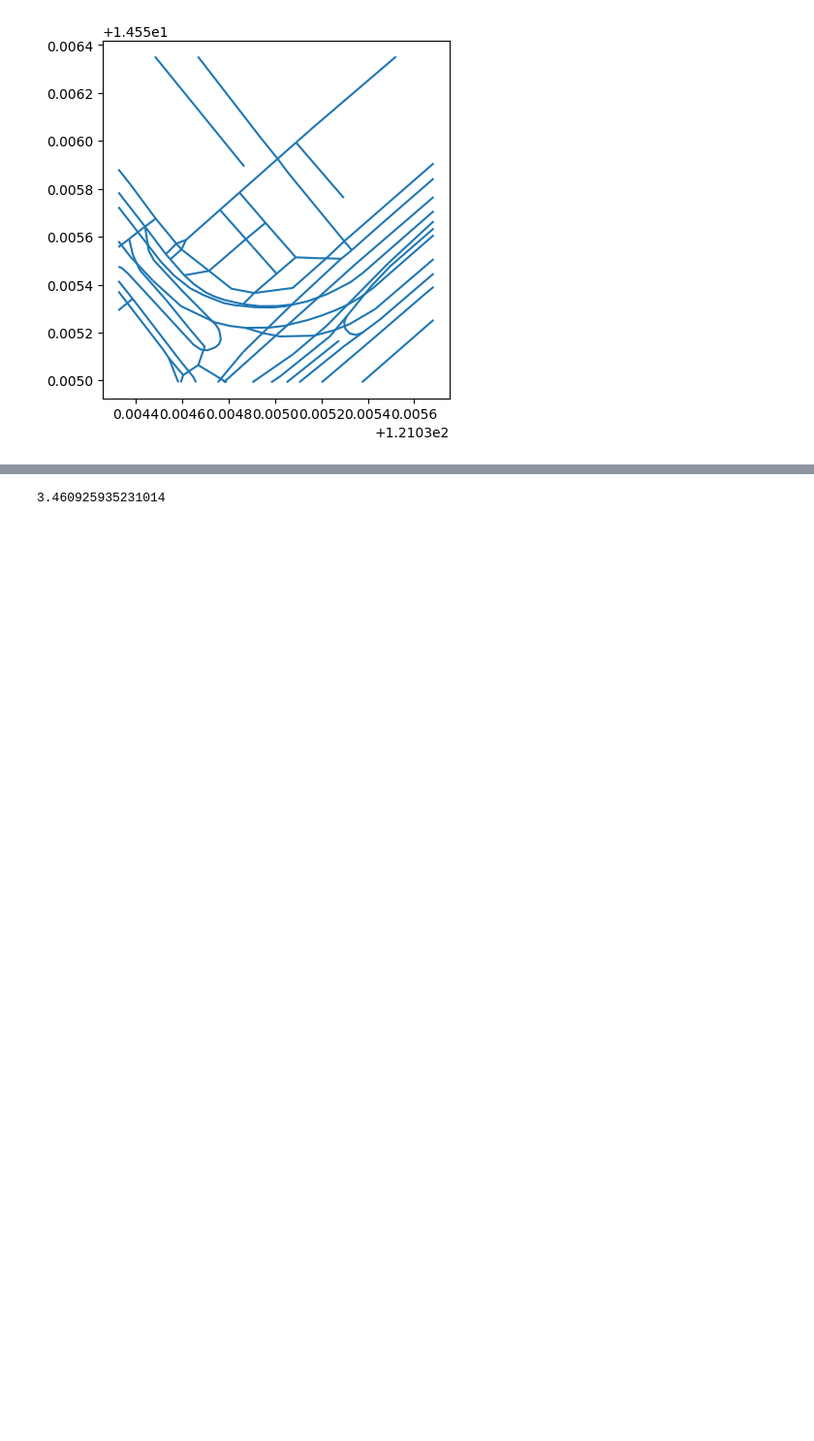
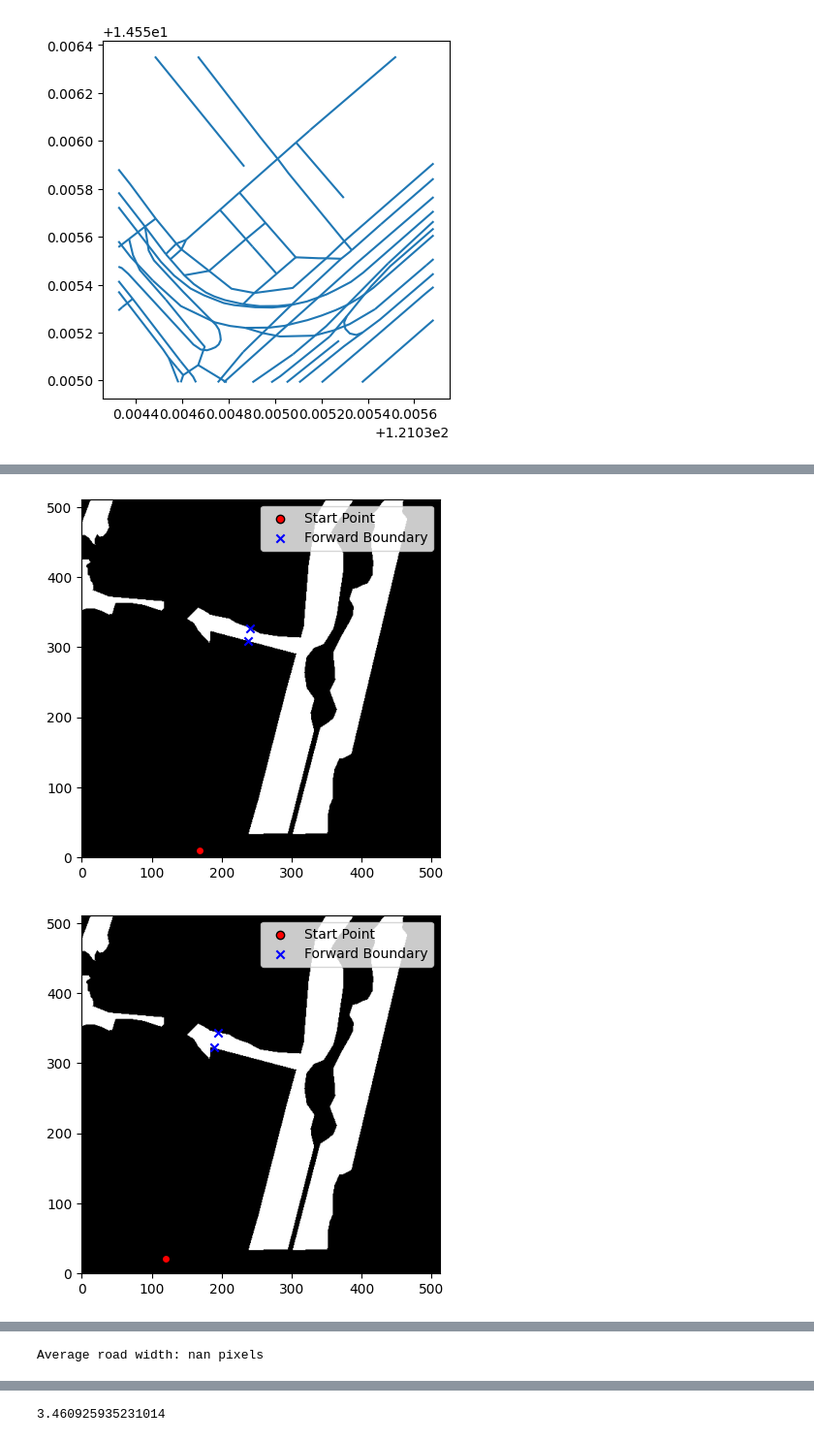
Before and after one commit to Roughienmn/Width-Extractor, a Jupyter notebook: Prototype.ipynb, the cells around one changed output, grey strips where cells are left out. Shown at 97% size. Saved outputs shown, nothing was run; the diff lists cells and outputs as text; code cells hidden in the pictures; blank space fills up the shorter version.

```diff
--- a/Prototype.ipynb
+++ b/Prototype.ipynb
@@ -522,0 +557,26 @@ Search Mode: outside
+# %%
+#get width measurements of one road line
+def measure_road_width(line,  image_mask, plot=False):
+    point_slope_pairs = compute_points_and_perpendiculars(line, SEARCH_INTERVAL)
+    widths = []
+    for point_slope_pair in point_slope_pairs:
+        x, y, slope = point_slope_pair
+        width = measure_nearest_road_to_point((x, y), slope, image_mask, plot=plot)
+        if width is not None:
+            widths.append((point_slope_pair, width))
+    return widths
+# %%
+instance = fitted_road_lines.iloc[3]
+geom = instance['geometry']
+
+if isinstance(geom, sp.MultiLineString):
+    for line in geom.geoms:
+        widths = measure_road_width(line, image_mask, True)
+elif isinstance(geom, sp.LineString):
+    widths = measure_road_width(geom, image_mask, True)
+
+average_width = np.mean([width for _, width in widths])
+print(f"Average road width: {average_width:.2f} pixels")
+# %% [output]
+[figure, added]
+[figure, added]
@@ -522,0 +585 @@ Search Mode: outside
+Average road width: nan pixels
```
Also changed, not shown: parts of 23 cells of this notebook.
